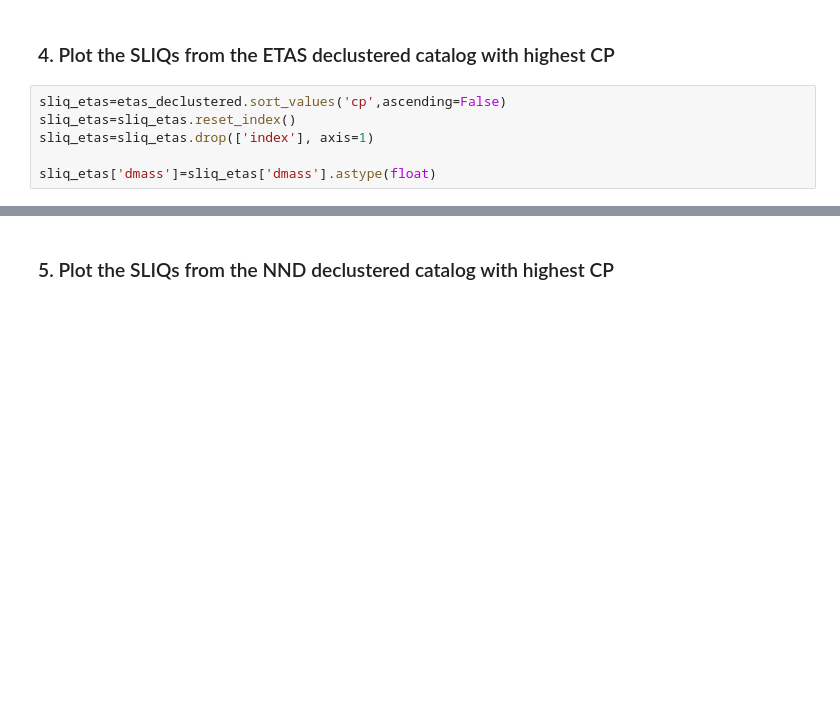
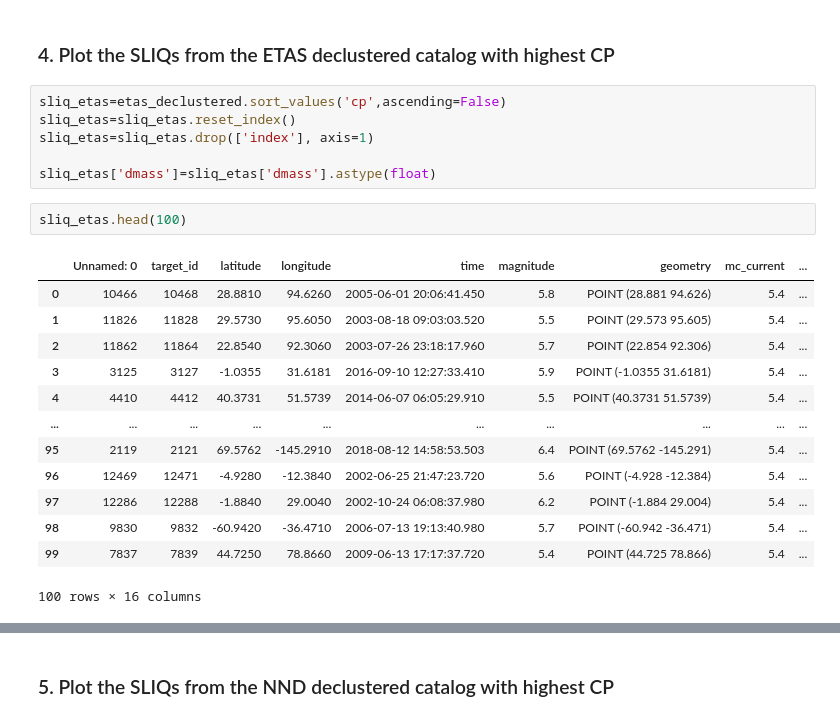
Before and after one commit to amandasyamsul/SLIQ, a Jupyter notebook: figure-2.ipynb, the cells around one changed output, grey strips where cells are left out. Cells and saved outputs as stored; diff of their text form; blank space fills up the shorter version.

```diff
--- a/figure-2.ipynb
+++ b/figure-2.ipynb
@@ -57,4 +60,20 @@ sliq_etas=sliq_etas.reset_index()
 sliq_etas=sliq_etas.drop(['index'], axis=1)
 
 sliq_etas['dmass']=sliq_etas['dmass'].astype(float)
+# %%
+sliq_etas.head(100)
+# %% [output]
+|  | Unnamed: 0 | target_id | latitude | longitude | time | magnitude | geometry | mc_current | ... |
+| 0 | 10466 | 10468 | 28.8810 | 94.6260 | 2005-06-01 20:06:41.450 | 5.8 | POINT (28.881 94.626) | 5.4 | ... |
+| 1 | 11826 | 11828 | 29.5730 | 95.6050 | 2003-08-18 09:03:03.520 | 5.5 | POINT (29.573 95.605) | 5.4 | ... |
+| 2 | 11862 | 11864 | 22.8540 | 92.3060 | 2003-07-26 23:18:17.960 | 5.7 | POINT (22.854 92.306) | 5.4 | ... |
+| 3 | 3125 | 3127 | -1.0355 | 31.6181 | 2016-09-10 12:27:33.410 | 5.9 | POINT (-1.0355 31.6181) | 5.4 | ... |
+| 4 | 4410 | 4412 | 40.3731 | 51.5739 | 2014-06-07 06:05:29.910 | 5.5 | POINT (40.3731 51.5739) | 5.4 | ... |
+| ... | ... | ... | ... | ... | ... | ... | ... | ... | ... |
+| 95 | 2119 | 2121 | 69.5762 | -145.2910 | 2018-08-12 14:58:53.503 | 6.4 | POINT (69.5762 -145.291) | 5.4 | ... |
+| 96 | 12469 | 12471 | -4.9280 | -12.3840 | 2002-06-25 21:47:23.720 | 5.6 | POINT (-4.928 -12.384) | 5.4 | ... |
+| 97 | 12286 | 12288 | -1.8840 | 29.0040 | 2002-10-24 06:08:37.980 | 6.2 | POINT (-1.884 29.004) | 5.4 | ... |
+| 98 | 9830 | 9832 | -60.9420 | -36.4710 | 2006-07-13 19:13:40.980 | 5.7 | POINT (-60.942 -36.471) | 5.4 | ... |
+| 99 | 7837 | 7839 | 44.7250 | 78.8660 | 2009-06-13 17:17:37.720 | 5.4 | POINT (44.725 78.866) | 5.4 | ... |
+100 rows × 16 columns
 # %%
```
Also changed, not shown: parts of 5 cells of this notebook, 1 other file.
